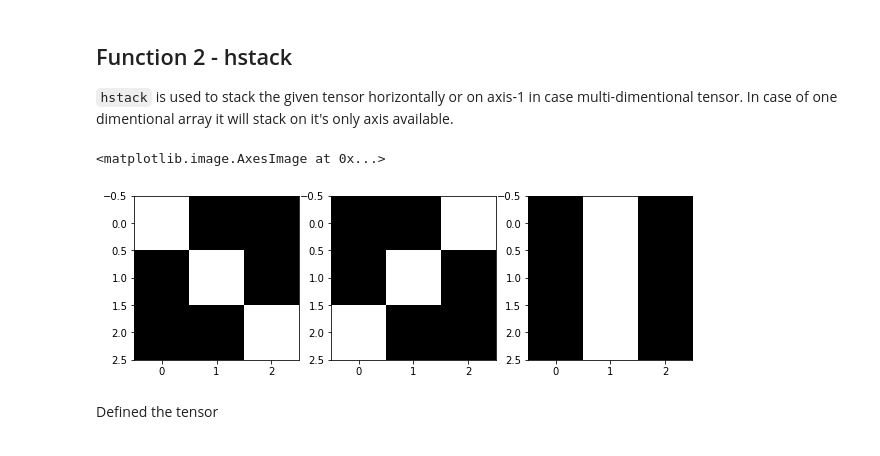
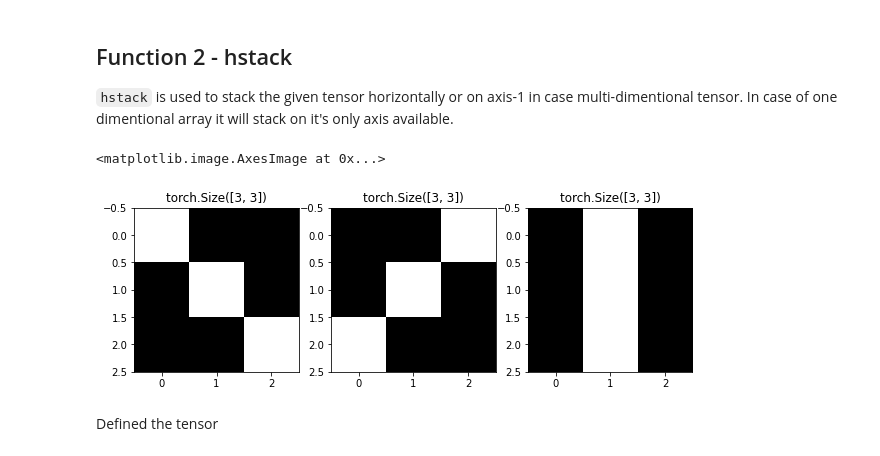
Before and after one commit to vkatiyar/PyTorchPractice, a Jupyter notebook: 01_tensor_operations.ipynb, the cells around one changed output. Cells and saved outputs as stored; diff of their text form; code cells hidden in the pictures.

```diff
--- a/01_tensor_operations.ipynb
+++ b/01_tensor_operations.ipynb
@@ -129,21 +112,24 @@ jovian.commit(project='01-tensor-operations')
 # %%
 # Example 1 - working
 band1 = torch.tensor([[255,0,0],
          [0,255,0],
          [0,0,255]])
 band2 = torch.tensor([[0,0,255],
          [0,255,0],
          [255,0,0]])
 band3 = torch.tensor([[0,255,0],
          [0,255,0],
          [0,255,0]])
 
 _,ax = plt.subplots(1,3,squeeze=True, figsize=(10,10))
+ax[0].set_title(band1.size())
 ax[0].imshow(band1,cmap = 'gray')
+ax[1].set_title(band2.size())
 ax[1].imshow(band2,cmap = 'gray')
+ax[2].set_title(band3.size())
 ax[2].imshow(band3,cmap = 'gray')
 # %% [output]
 <matplotlib.image.AxesImage at 0x...>
-[figure, old version]
+[figure, new version]
 # %% [markdown]
 Defined the tensor
```
Also changed, not shown: parts of 7 cells of this notebook.
